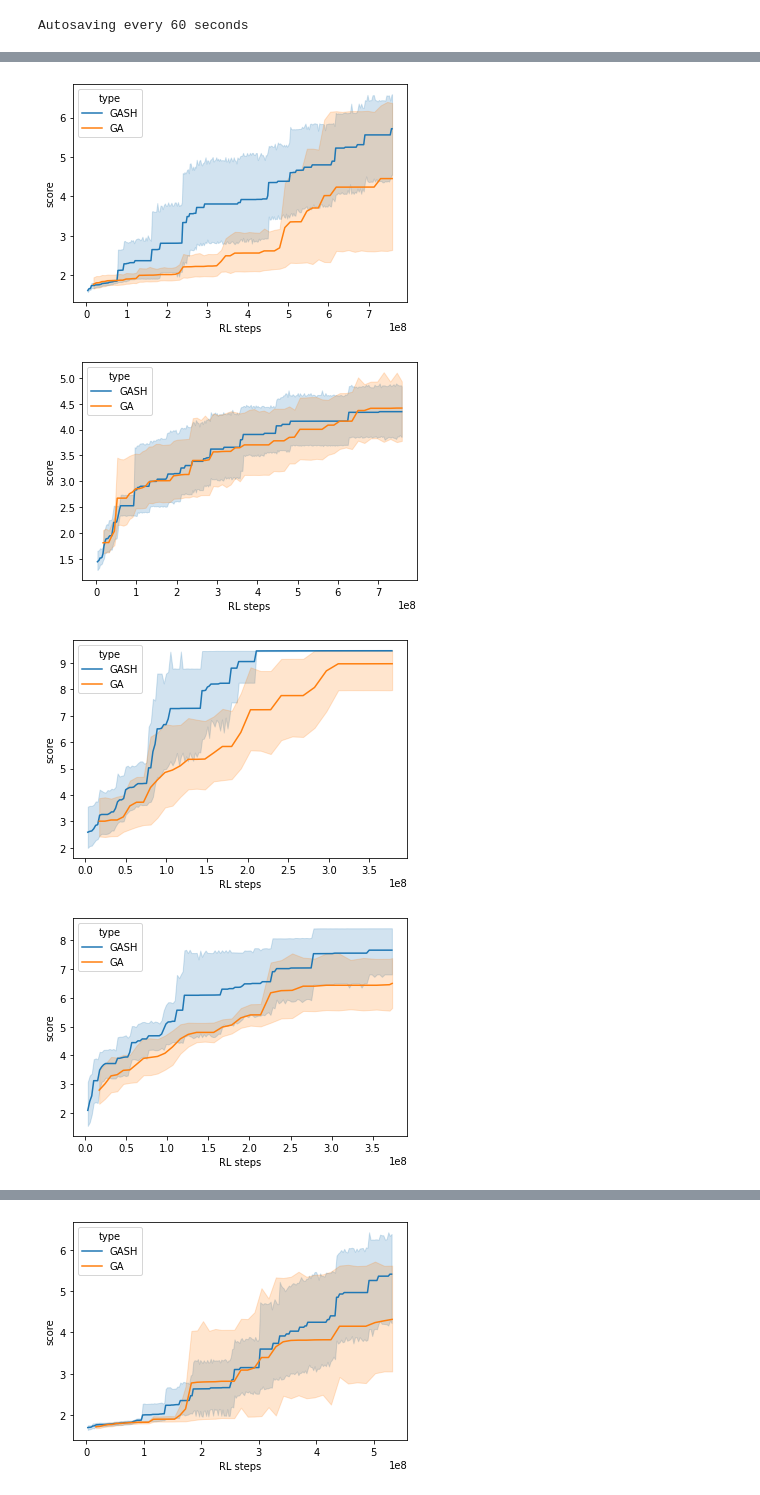
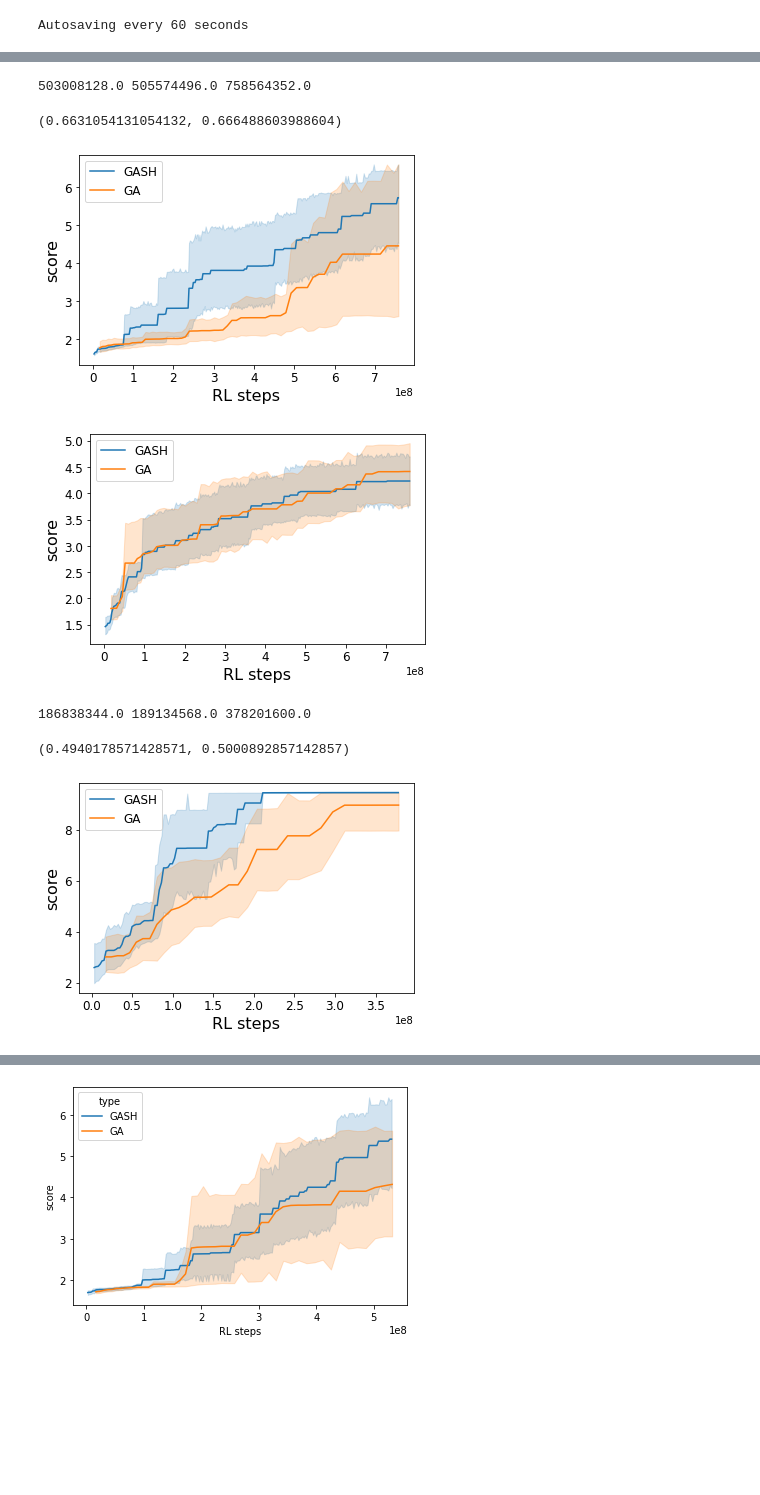
Before and after one commit to sk161717/Evogym-GASH, a Jupyter notebook: examples/output_graph.ipynb, the cells around one changed output, grey strips where cells are left out. Drawn from its saved outputs; the diff is of its cells as text; code cells hidden in the pictures; blank space fills up the shorter version.

```diff
--- a/examples/output_graph.ipynb
+++ b/examples/output_graph.ipynb
@@ -25,6 +25,16 @@ expr_name_ga='UpStepper-v0_GA'
 
 generation=31
 
+def gradual_increase(array):
+    tmp_max=array[0]
+    for i,member in enumerate(array):
+        if member<tmp_max:
+            array[i]=tmp_max
+        else:
+            tmp_max=array[i]
+    return array
+
+
 
 def max_fit_list(save_dir,generation,is_multi=False):
     fitness_gen=[]
@@ -45,7 +55,7 @@ def max_fit_list(save_dir,generation,is_multi=False):
                 evaluation_list.append(fitnesses[len(fitnesses)-1])
                 del fitnesses[len(fitnesses)-1]
             fitness_gen.append(max(fitnesses))
-    return fitness_gen,evaluation_list
+    return gradual_increase(fitness_gen),evaluation_list
 
 def average_graph(expr_name,seed_list,generation,is_multi):
     mat=np.empty([0,generation+1])
@@ -66,6 +76,7 @@ def data_for_confidence(expr_name,seed_list,generation,is_multi,expr_type,calc_s
         save_dir = os.path.join(root_dir, 'saved_data',log_dir)
         fitness_list,evaluation_list=max_fit_list(save_dir,generation,is_multi=is_multi)
         step_list=calc_step_func(save_dir,generation)
+        sub_df['generation']=[i for i in range(generation+1)]
         sub_df['evaluation'] =  step_list if is_step_based else [i for i in range(generation+1)]
         sub_df['score'] = fitness_list
         df = pd.concat([df,sub_df],axis=0)
@@ -107,12 +118,30 @@ def normal_steps(save_dir,generation):
 # list
 # data['hue'] = list
 
+def calc_speedup(df,last_gen=33,last_gen_sh=145):
+    df=df.reset_index()
+    ga_score_df=df[(df['type']=='GA') & (df['generation']==last_gen)]
+    mean_val=ga_score_df.describe().at['mean','score']
+    max_eval=ga_score_df['evaluation'].mean()
+    df_gash=df[(df['type']=='GASH')]
+    gash_score_df=df_gash.groupby('evaluation').mean()
+    score_under_length=gash_score_df[gash_score_df['score']<mean_val]
+    max_gen=score_under_length['generation'].max()
+    ga_step=df_gash[df_gash['generation']==max_gen]['evaluation'].mean()
+    ga_step_pre=df_gash[df_gash['generation']==(max_gen+1)]['evaluation'].mean()
+    print(ga_step,ga_step_pre,max_eval)
+    return ga_step/max_eval,ga_step_pre/max_eval
+
 def plot_confidence(df,is_step_based=True,name='evaluation_score'):
-
     df=df.reset_index()
     sns.lineplot(x="evaluation", y="score", data=df,hue='type')
     xlabel='RL steps' if is_step_based else 'generations'
-    plt.xlabel(xlabel)
+    ylabel='score'
+    plt.xlabel(xlabel,fontsize=16)
+    plt.ylabel(ylabel,fontsize=16)
+    plt.legend(fontsize=12)
+    plt.tick_params(labelsize=12)
+    plt.subplots_adjust(bottom=0.15)
     suffix='_step' if is_step_based else '_gen'
     plt.savefig(name+suffix+'.pdf')
 
@@ -161,6 +190,7 @@ df_scaleSH=data_for_confidence(expr_name_scaleSuHA,[3,4,5,6,7,8],27,False,"scale
 #df_ga=data_for_confidence()
 #df_normal.head(5)
 plot_confidence(pd.concat([df_gash,df_ga]),is_step_based,'UpStepper-v0')
+#calc_speedup(pd.concat([df_gash,df_ga]),last_gen=28,last_gen_sh=133)
 
 #plot_graph([data_single,data_multi],[eval_list_single,eval_list_multi],['GA:4 seed average','multi:5 seed average'])
 # %% [output]
@@ -177,26 +209,25 @@ is_step_based=True
 df_gash=data_for_confidence('PlatformJumper-v0_SuHaGA',[101,102,103,104,105,106,107],293,False,'GASH',load_steps,is_step_based)
 df_ga=data_for_confidence('PlatformJumper-v0_GA',[101,102,103,104,105,106,107],67,False,"GA",load_steps,is_step_based)
 plot_confidence(pd.concat([df_gash,df_ga]),is_step_based,'PlatformJumper-v0')
+calc_speedup(pd.concat([df_gash,df_ga]),last_gen=67,last_gen_sh=293)
 # %% [output]
+503008128.0 505574496.0 758564352.0
+(0.6631054131054132, 0.666488603988604)
-[figure, old version]
+[figure, new version]
 # %%
 is_step_based=True
-df_gash=data_for_confidence('ObstacleTraverser-v1_SuHaGA',[101,102,103,104,105,106],293,False,'GASH',load_steps,is_step_based)
+df_gash=data_for_confidence('ObstacleTraverser-v1_SuHaGA',[101,102,103,104,105,106,107],293,False,'GASH',load_steps,is_step_based)
 df_ga=data_for_confidence('ObstacleTraverser-v1_GA',[101,102,103,104,105,106,107],67  ,False,"GA",load_steps,is_step_based)
 plot_confidence(pd.concat([df_gash,df_ga]),is_step_based,'ObstacleTraverser-v1')
 # %% [output]
-[figure, old version]
+[figure, new version]
 # %%
 is_step_based=True
 df_gash=data_for_confidence('ObstacleTraverser-v0_SuHaGA',[101,102,103,104,105,106,107],145,False,'GASH',load_steps,is_step_based)
 df_ga=data_for_confidence('ObstacleTraverser-v0_GA',[101,102,103,104,105,106,107],33,False,"GA",load_steps,is_step_based)
 plot_confidence(pd.concat([df_gash,df_ga]),is_step_based,'ObstacleTraverser-v0')
+calc_speedup(pd.concat([df_gash,df_ga]),last_gen=33,last_gen_sh=145)
 # %% [output]
+186838344.0 189134568.0 378201600.0
+(0.4940178571428571, 0.5000892857142857)
-[figure, old version]
+[figure, new version]
-# %%
-is_step_based=True
-df_gash=data_for_confidence('UpStepper-v0_SuHa8*8GA',[101,102,103,104,105,106],145,False,'GASH',load_steps,is_step_based)
-df_ga=data_for_confidence('UpStepper-v0_8*8GA',[101,102,103,104,105,106,107],33,False,"GA",load_steps,is_step_based)
-plot_confidence(pd.concat([df_gash,df_ga]),is_step_based,'UpStepper-v0_8*8')
-# %% [output]
-[figure, removed]
```
Also changed, not shown: parts of 9 cells of this notebook, 11 other files.
